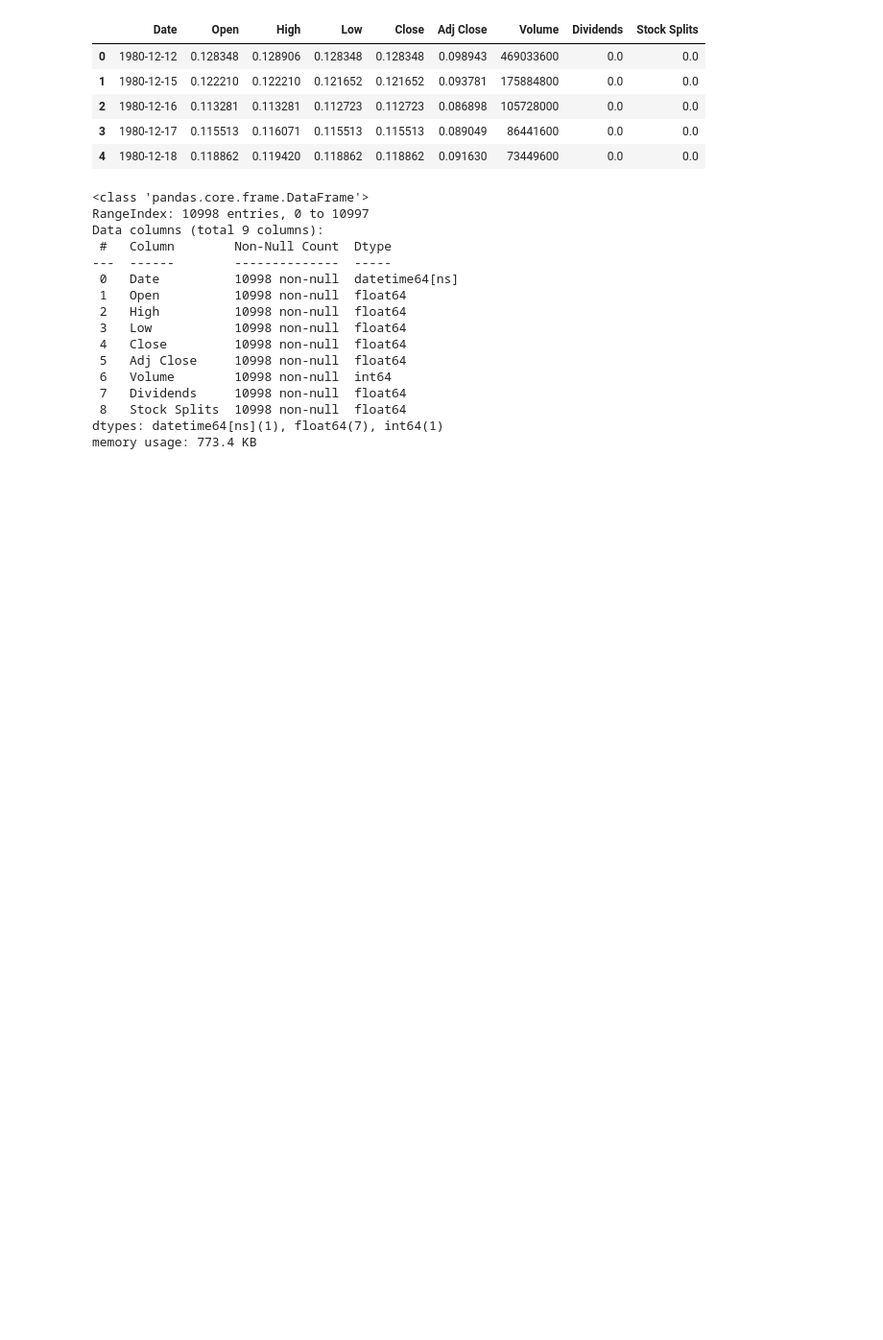
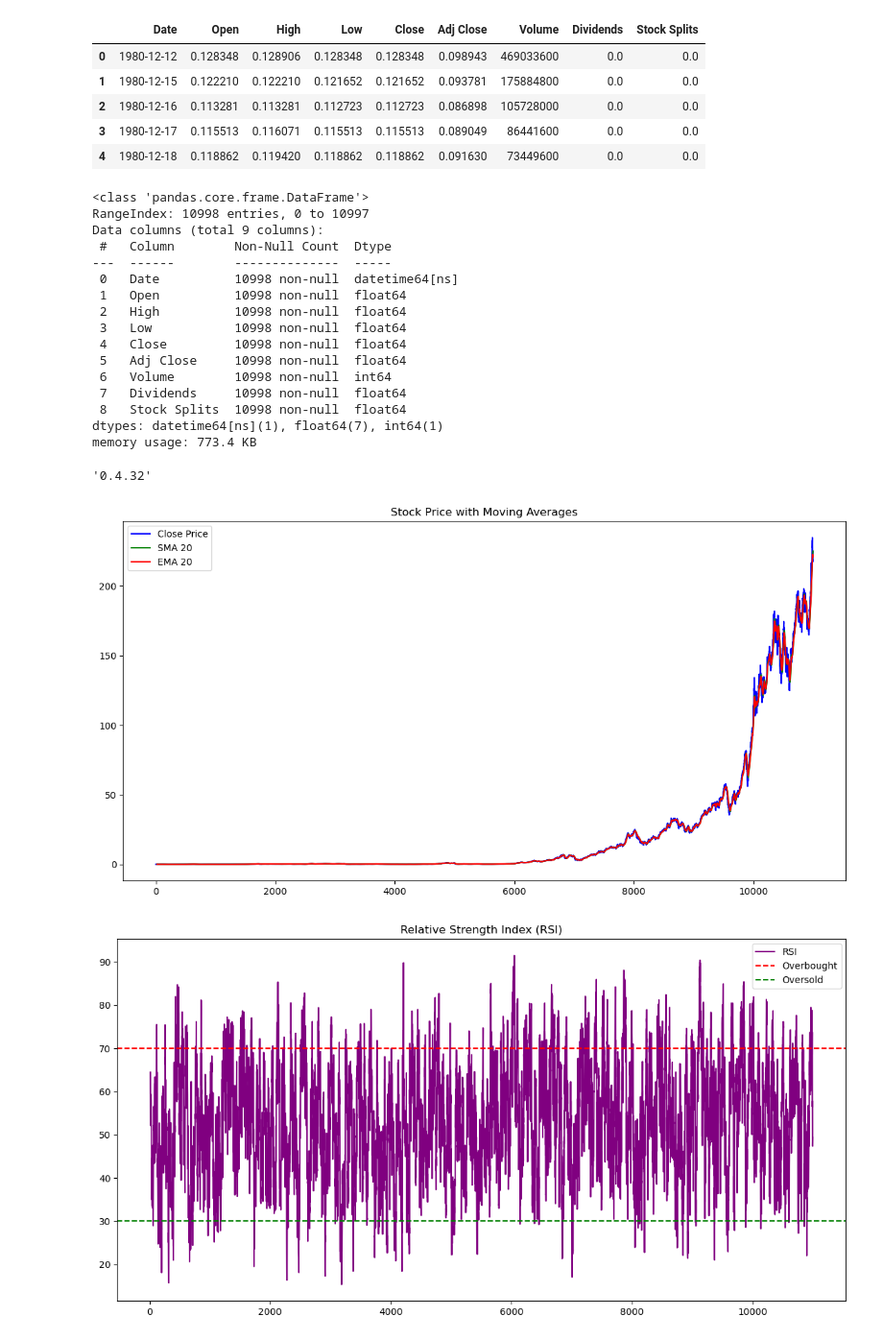
Before and after one commit to Amanzlastt/kifyaw1, a Jupyter notebook: notebooks/task-2.ipynb, the cells around one changed output. Shown at 96% size. Saved outputs shown, nothing was run; the diff lists cells and outputs as text; code cells hidden in the pictures; blank space fills up the shorter version.

Commit message:
Talib indicators

```diff
--- a/notebooks/task-2.ipynb
+++ b/notebooks/task-2.ipynb
@@ -21,7 +16,7 @@ df_trans.head()
 | 3 | 3 | 46 Stocks Moving In Friday's Mid-... | https://www.benzinga.com/news/20/... | Lisa Levin | 2020-05-22 12:45:06-04:00 | A | 2020-05-22 16:45:06+00:00 | 0.000 | Neutral | ... |
 | 4 | 4 | B of A Securities Maintains Neutr... | https://www.benzinga.com/news/20/... | Vick Meyer | 2020-05-22 11:38:59-04:00 | A | 2020-05-22 15:38:59+00:00 | 0.296 | Positive | ... |
 # %%
-df_apple = pd.read_csv('/content/drive/MyDrive/week 1/yfinance_data/AAPL_historical_data.csv')
+df_apple = pd.read_csv('C:\\Users\\Aman\\Desktop\\kifyaw1\\yfinance_data\\AAPL_historical_data.csv')
 df_apple.head()
 # %% [output]
 |  | Date | Open | High | Low | Close | Adj Close | Volume | Dividends | Stock Splits |
@@ -57,3 +52,54 @@ Data columns (total 9 columns):
  8   Stock Splits  10998 non-null  float64
 dtypes: datetime64[ns](1), float64(7), int64(1)
 memory usage: 773.4 KB
+# %%
+import talib
+
+talib.__version__
+# %% [output]
+'0.4.32'
+# %%
+df_apple['SMA_20'] = talib.SMA(df_apple['Close'], timeperiod=20)
+df_apple['EMA_20'] = talib.EMA(df_apple['Close'], timeperiod=20)
+df_apple['RSI'] = talib.RSI(df_apple['Close'], timeperiod=14)
+
+df_apple['MACD'], df_apple['Signal'], df_apple['Hist'] = talib.MACD(
+    df_apple['Close'], fastperiod=12, slowperiod=26, signalperiod=9
+)
+
+df_apple['ADX'] = talib.ADX(df_apple['High'], df_apple['Low'], df_apple['Close'], timeperiod=14)
+
+df_apple['SlowK'], df_apple['SlowD'] = talib.STOCH(
+    df_apple['High'], df_apple['Low'], df_apple['Close'],
+    fastk_period=14, slowk_period=3, slowk_matype=0, slowd_period=3, slowd_matype=0)
+
+df_apple['Upper_Band'], df_apple['Middle_Band'], df_apple['Lower_Band'] = talib.BBANDS(
+    df_apple['Close'], timeperiod=20, nbdevup=2, nbdevdn=2, matype=0)
+
+df_apple['ATR'] = talib.ATR(df_apple['High'], df_apple['Low'], df_apple['Close'], timeperiod=14)
+
+df_apple['OBV'] = talib.OBV(df_apple['Close'], df_apple['Volume'])
+
+df_apple['AD'] = talib.AD(df_apple['High'], df_apple['Low'], df_apple['Close'], df_apple['Volume'])
+# %%
+
+# Plot Close Price with SMA and EMA
+plt.figure(figsize=(14, 7))
+plt.plot(df_apple['Close'], label='Close Price', color='blue')
+plt.plot(df_apple['SMA_20'], label='SMA 20', color='green')
+plt.plot(df_apple['EMA_20'], label='EMA 20', color='red')
+plt.title('Stock Price with Moving Averages')
+plt.legend()
+plt.show()
+
+# Plot RSI
+plt.figure(figsize=(14, 7))
+plt.plot(df_apple['RSI'], label='RSI', color='purple')
+plt.axhline(70, color='red', linestyle='--', label='Overbought')
+plt.axhline(30, color='green', linestyle='--', label='Oversold')
+plt.title('Relative Strength Index (RSI)')
+plt.legend()
+plt.show()
+# %% [output]
+[figure, added]
+[figure, added]
```
Also changed, not shown: parts of 2 cells of this notebook, 1 other file.
